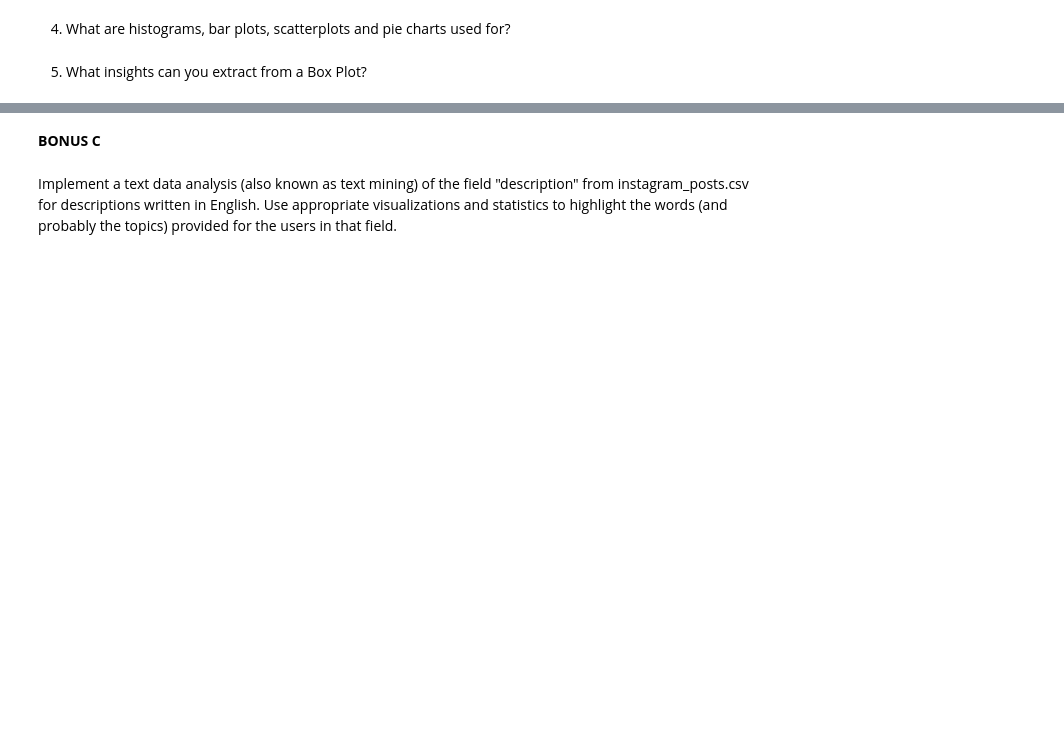
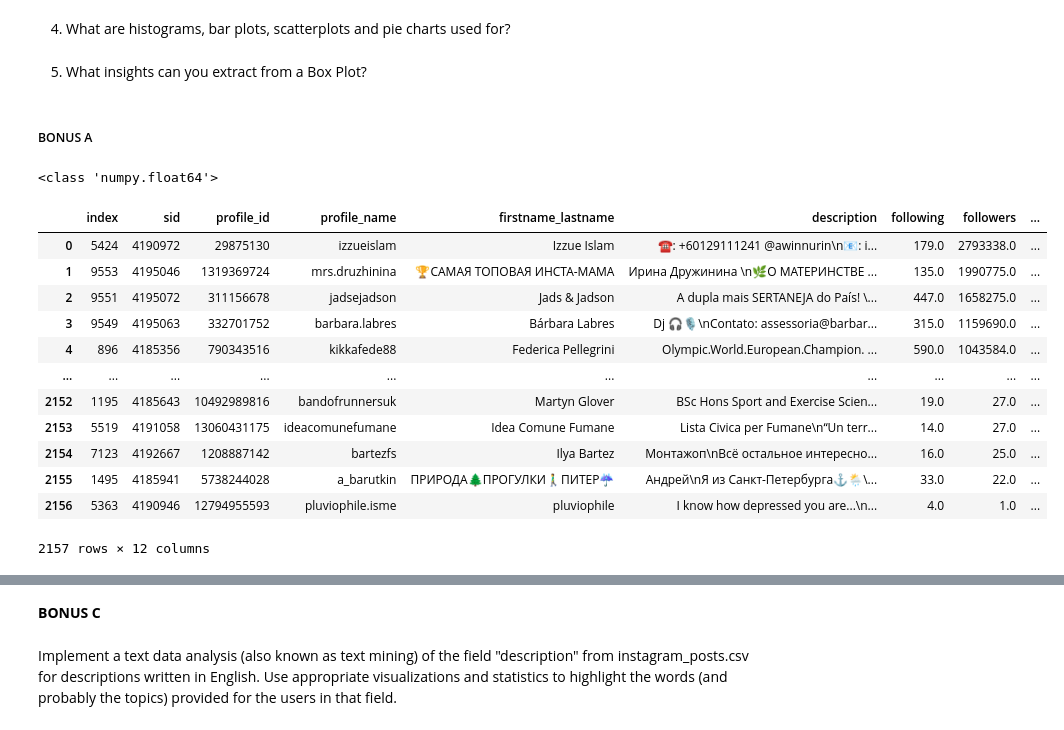
Before and after one commit to maryyyyna/ADM-HW2-Group14, a Jupyter notebook: main.ipynb, the cells around one changed output, grey strips where cells are left out. Cells and saved outputs as stored; diff of their text form; code cells hidden in the pictures; blank space fills up the shorter version.

```diff
--- a/main.ipynb
+++ b/main.ipynb
@@ -814,3 +814,5 @@ KeyboardInterrupt
 4. What are histograms, bar plots, scatterplots and pie charts used for?
 # %% [markdown]
 5. What insights can you extract from a Box Plot?
+# %% [markdown]
+##### BONUS A
@@ -816,0 +823,24 @@ KeyboardInterrupt
+# %%
+data = pd.read_csv('/Users/emma/Desktop/Data/instagram_profiles.csv', sep='\t',nrows=10000)
+# %%
+#Sorting users by number of followers
+data=data.dropna()
+data=data.sort_values(by = "followers", ascending = False)
+data=data.reset_index()
+print(type(data['followers'][1]))
+data
+# %% [output]
+<class 'numpy.float64'>
+|  | index | sid | profile_id | profile_name | firstname_lastname | description | following | followers | ... |
+| 0 | 5424 | 4190972 | 29875130 | izzueislam | Izzue Islam | ☎️: +60129111241 @awinnurin\n📧: i... | 179.0 | 2793338.0 | ... |
+| 1 | 9553 | 4195046 | 1319369724 | mrs.druzhinina | 🏆САМАЯ ТОПОВАЯ ИНСТА-МАМА | Ирина Дружинина \n🌿О МАТЕРИНСТВЕ ... | 135.0 | 1990775.0 | ... |
+| 2 | 9551 | 4195072 | 311156678 | jadsejadson | Jads & Jadson | A dupla mais SERTANEJA do País! \... | 447.0 | 1658275.0 | ... |
+| 3 | 9549 | 4195063 | 332701752 | barbara.labres | Bárbara Labres | Dj 🎧🎙\nContato: assessoria@barbar... | 315.0 | 1159690.0 | ... |
+| 4 | 896 | 4185356 | 790343516 | kikkafede88 | Federica Pellegrini | Olympic.World.European.Champion. ... | 590.0 | 1043584.0 | ... |
+| ... | ... | ... | ... | ... | ... | ... | ... | ... | ... |
+| 2152 | 1195 | 4185643 | 10492989816 | bandofrunnersuk | Martyn Glover | BSc Hons Sport and Exercise Scien... | 19.0 | 27.0 | ... |
+| 2153 | 5519 | 4191058 | 13060431175 | ideacomunefumane | Idea Comune Fumane | Lista Civica per Fumane\n“Un terr... | 14.0 | 27.0 | ... |
+| 2154 | 7123 | 4192667 | 1208887142 | bartezfs | Ilya Bartez | Монтажоп\nВсё остальное интересно... | 16.0 | 25.0 | ... |
+| 2155 | 1495 | 4185941 | 5738244028 | a_barutkin | ПРИРОДА🌲ПРОГУЛКИ🚶‍♂️ПИТЕР☔ | Андрей\nЯ из Санкт-Петербурга⚓🌦️\... | 33.0 | 22.0 | ... |
+| 2156 | 5363 | 4190946 | 12794955593 | pluviophile.isme | pluviophile | I know how depressed you are...\n... | 4.0 | 1.0 | ... |
+2157 rows × 12 columns
```
Also changed, not shown: parts of 9 cells of this notebook.
